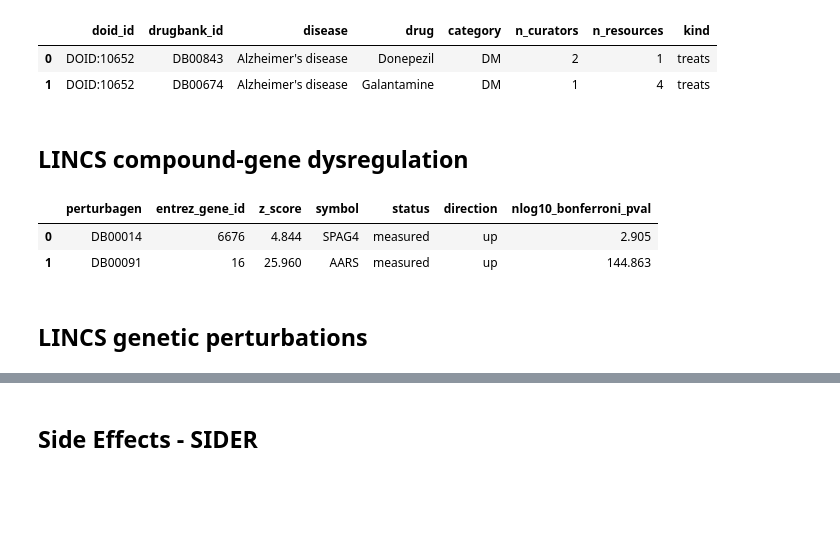
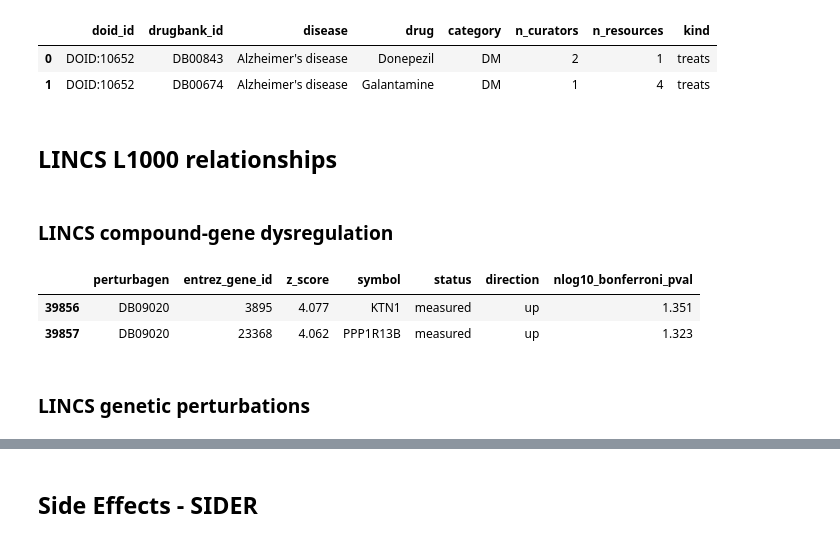
Before and after one commit to dhimmel/integrate, a Jupyter notebook: integrate.ipynb, the cells around one changed output, grey strips where cells are left out. Cells and saved outputs as stored; diff of their text form; code cells hidden in the pictures; blank space fills up the shorter version.

```diff
--- a/integrate.ipynb
+++ b/integrate.ipynb
@@ -237,6 +239,7 @@ for row in class_df.itertuples():
 # %%
 url = rawgit('dhimmel', 'drugcentral', commit, 'rephetio/drug-to-class.tsv')
 drug_class_df = pandas.read_table(url)
+drug_class_df = drug_class_df.query("class_id in @class_df.class_id")
 drug_class_df.head(2)
 # %% [output]
 |  | drugbank_id | drugbank_name | class_id | class_name |
@@ -300,6 +303,9 @@ for i, row in association_df.iterrows():
 commit = '1a11633b5e0095454453335be82012a9f0f482e4'
 url = rawgit('dhimmel', 'stargeo', commit, 'data/diffex.tsv')
 stargeo_df = pandas.read_table(url)
+# Filter to at most 250 up and 250 down-regulated genes per disease
+stargeo_df = stargeo_df.groupby(['slim_id', 'direction']).apply(
+    lambda df: df.nsmallest(250, 'p_adjusted')).reset_index(drop=True)
 stargeo_df.head(2)
 # %% [output]
 |  | slim_id | slim_name | entrez_gene_id | gene_symbol | direction | log2_fold_change | p_adjusted |
@@ -308,9 +314,14 @@ stargeo_df.head(2)
 # %%
-for i, row in stargeo_df.iterrows():
+for row in stargeo_df.itertuples():
     source_id = 'Disease', row.slim_id
     target_id = 'Gene', row.entrez_gene_id
     kind = row.direction + 'regulates'
-    data = {'source': 'STARGEO', 'unbiased': True, 'license': 'CC0 1.0'}
+    data = {
+        'source': 'STARGEO',
+        'log2_fold_change': round(row.log2_fold_change, 5),
+        'unbiased': True,
+        'license': 'CC0 1.0'
+    }
     graph.add_edge(source_id, target_id, kind, 'both', data)
 # %% [markdown]
 ## Chemical similarity
@@ -552,18 +563,30 @@ for i, row in indication_df.iterrows():
     target_id = 'Compound', row.drugbank_id
     data = {'source': 'PharmacotherapyDB', 'unbiased': False, 'license': 'CC0 1.0'}
     graph.add_edge(source_id, target_id, row['kind'], 'both', data)
-# %% [markdown]
-## LINCS compound-gene dysregulation
+# %% [markdown]
+## LINCS L1000 relationships
 # %%
 commit = 'abcb12f942f93e3ee839e5e3593f930df2c56845'
+# %%
+def filter_l1000_df(df, n):
+    """
+    Filter LINCS L1000 differentially expression genes to at most `n` genes
+    per perturbagen-direction-status combination.
+    """
+    df = df.groupby(['perturbagen', 'direction', 'status']).apply(
+        lambda x: x.nlargest(n, 'nlog10_bonferroni_pval')).reset_index(drop=True)
+    return df
+# %% [markdown]
+### LINCS compound-gene dysregulation
 # %%
 url = rawgit('dhimmel', 'lincs', commit, 'data/consensi/signif/dysreg-drugbank.tsv')
 l1000_df = pandas.read_table(url)
 l1000_df = l1000_df.query("perturbagen in @compound_df.drugbank_id and entrez_gene_id in @coding_genes")
-l1000_df.head(2)
+l1000_df = filter_l1000_df(l1000_df, n=125)
+l1000_df.tail(2)
 # %% [output]
 |  | perturbagen | entrez_gene_id | z_score | symbol | status | direction | nlog10_bonferroni_pval |
-| 0 | DB00014 | 6676 | 4.844 | SPAG4 | measured | up | 2.905 |
-| 1 | DB00091 | 16 | 25.960 | AARS | measured | up | 144.863 |
+| 39856 | DB09020 | 3895 | 4.077 | KTN1 | measured | up | 1.351 |
+| 39857 | DB09020 | 23368 | 4.062 | PPP1R13B | measured | up | 1.323 |
 # %%
 mapper = {'up': 'upregulates', 'down': 'downregulates'}
@@ -579,6 +602,6 @@ for i, row in l1000_df.iterrows():
     kind = mapper[row.direction]
     graph.add_edge(source_id, target_id, kind, 'both', data)
 # %% [markdown]
-## LINCS genetic perturbations
+### LINCS genetic perturbations
 # %%
 url = rawgit('dhimmel', 'lincs', commit, 'data/consensi/signif/dysreg-knockdown.tsv')
```
Also changed, not shown: parts of 14 cells of this notebook, 4 other files.
